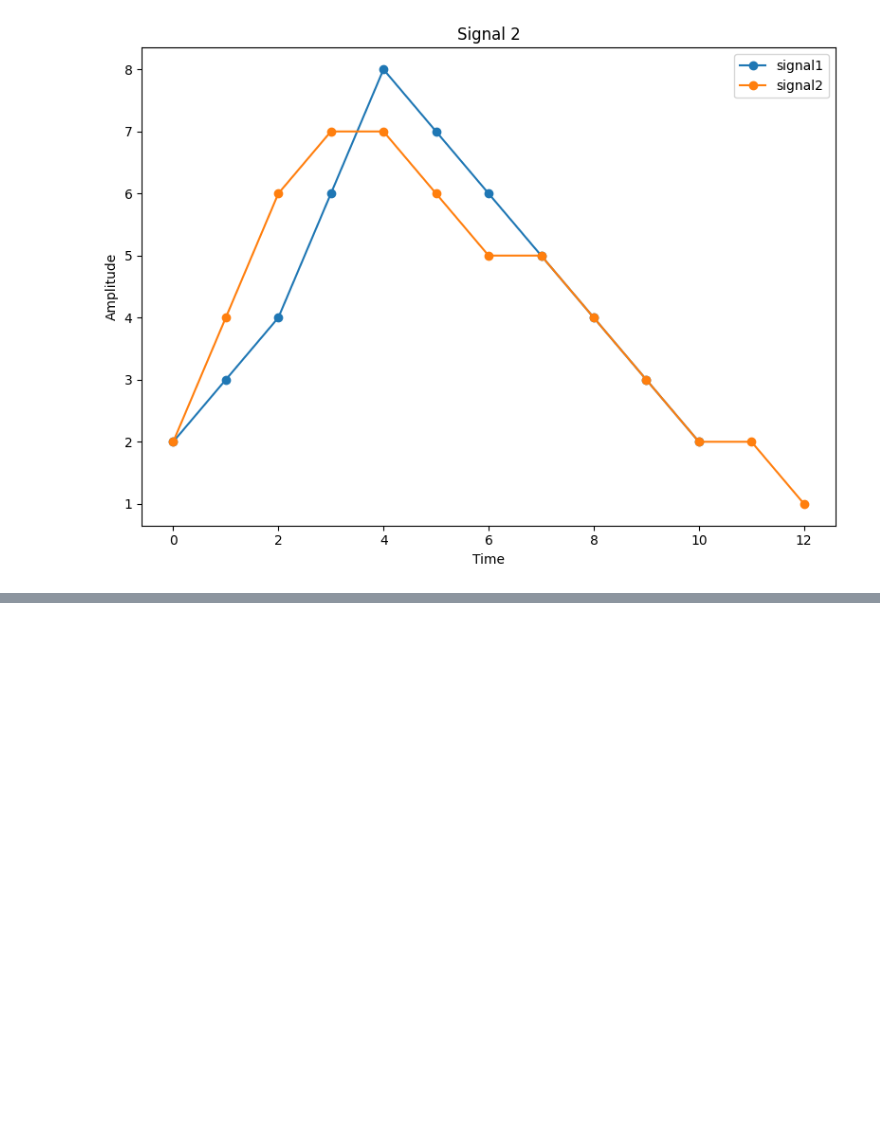
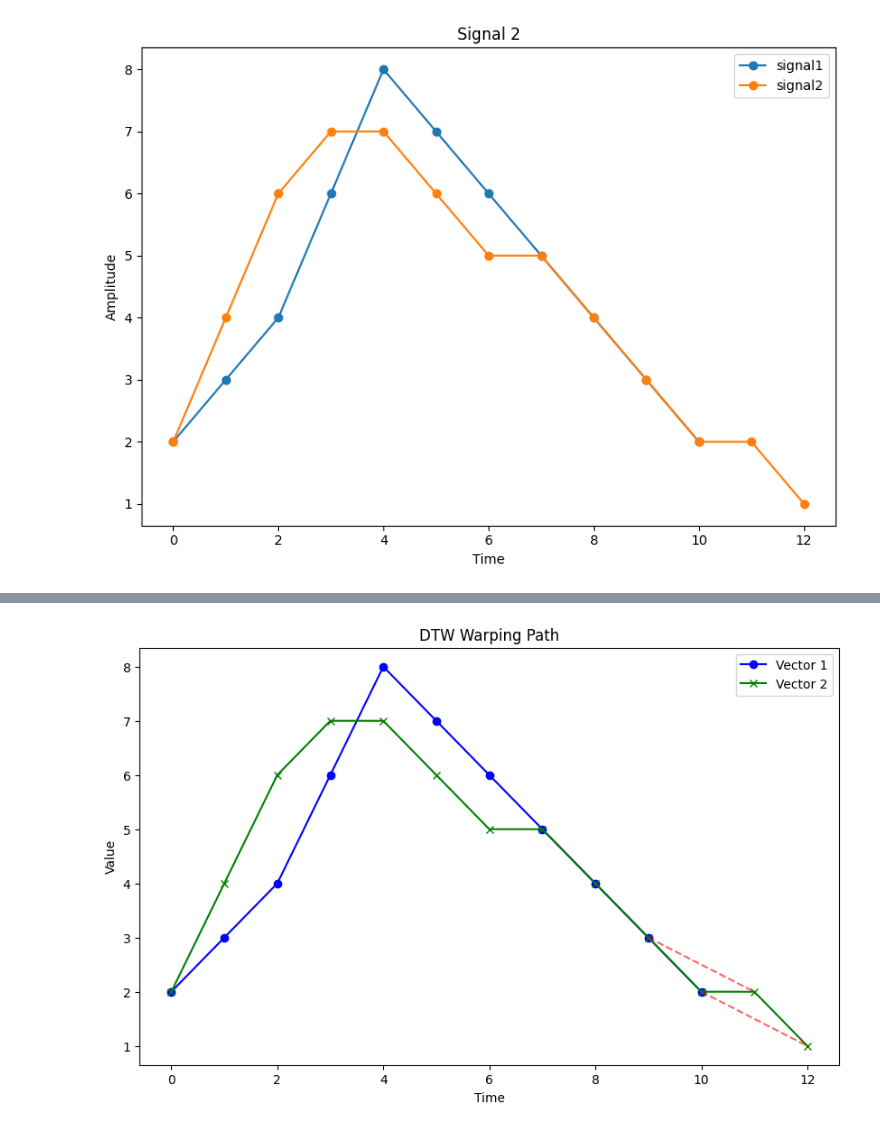
Before and after one commit to joshIsac/SpeechRecognition-, a Jupyter notebook: 2348523_Lab5 and 6 _time Alignment and Normalization.ipynb, the cells around one changed output, grey strips where cells are left out. Cells and saved outputs as stored; diff of their text form; code cells hidden in the pictures; blank space fills up the shorter version.

```diff
--- a/2348523_Lab5 and 6 _time Alignment and Normalization.ipynb
+++ b/2348523_Lab5 and 6 _time Alignment and Normalization.ipynb
@@ -167,0 +326,11 @@ plt.show()
+# %%
+Vector1 = np.array([2, 3, 4, 6, 8, 7, 6, 5, 4, 3, 2])
+Vector2 = np.array([2, 4, 6, 7, 7, 6, 5, 5, 4, 3, 2, 2, 1])
+
+total_cost_matrix = DTW(Vector1, Vector2)
+total_cost_matrix=np.flip(total_cost_matrix,axis=1)
+warping_path=DTW_tracer(total_cost_matrix)
+
+dtw_distance = total_cost_matrix[-1, -1]  # Bottom-right corner
+print("DTW Distance:", dtw_distance)
+print("Total Cost Matrix:",total_cost_matrix.transpose())
@@ -167,0 +352,17 @@ plt.show()
+# %%
+# Visualizing the warping path
+plt.figure(figsize=(10, 6))
+plt.plot(Vector1, label='Vector 1', color='blue', marker='o')
+plt.plot(Vector2, label='Vector 2', color='green', marker='x')
+
+# Plot the warping path
+for (i, j) in warping_path:
+    plt.plot([i, j], [Vector1[i], Vector2[j]], color='red', linestyle='--', alpha=0.6)
+
+plt.xlabel('Time')
+plt.ylabel('Value')
+plt.title('DTW Warping Path')
+plt.legend()
+plt.show()
+# %% [output]
+[figure, added]
```
Also changed, not shown: parts of 10 cells of this notebook.
